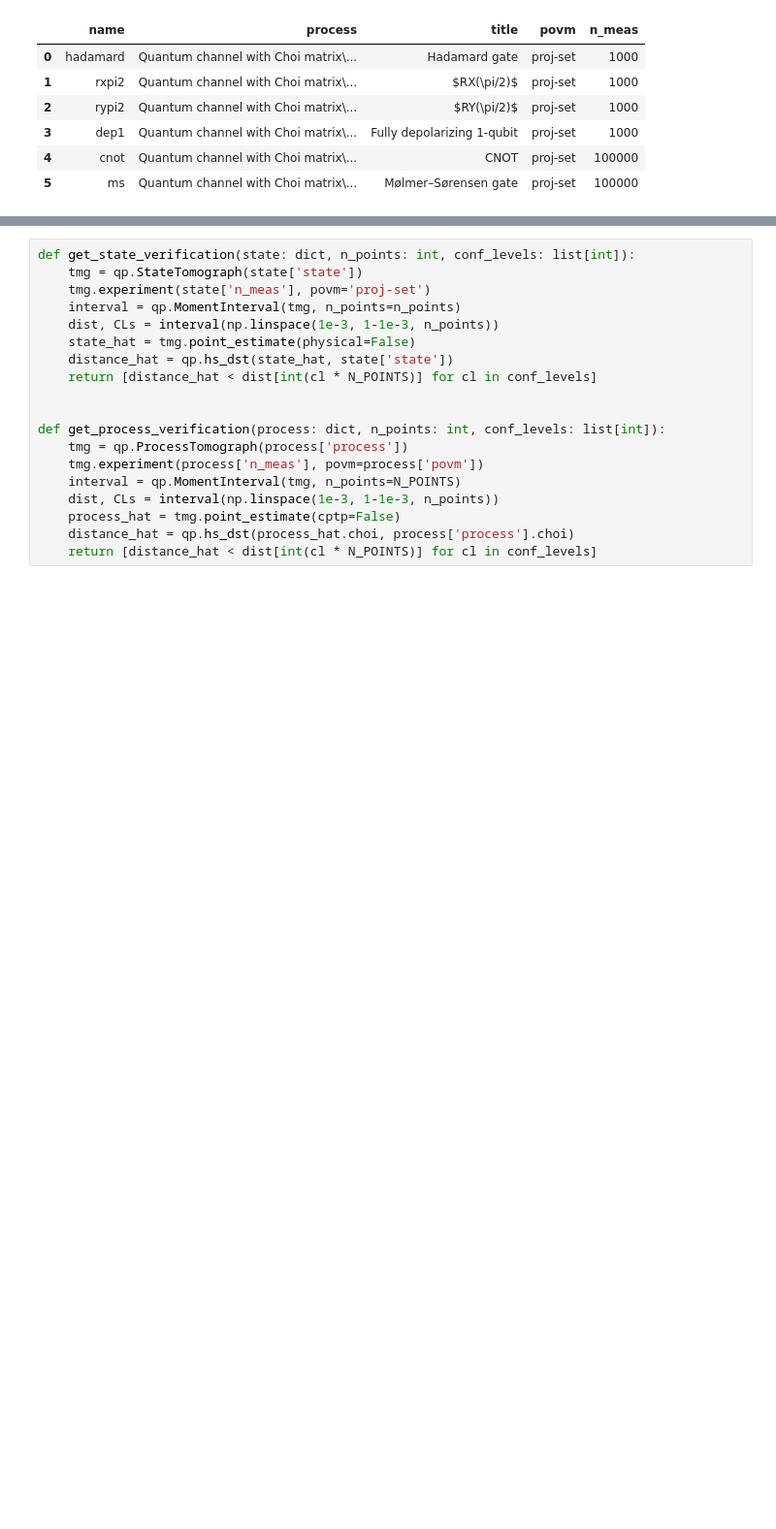
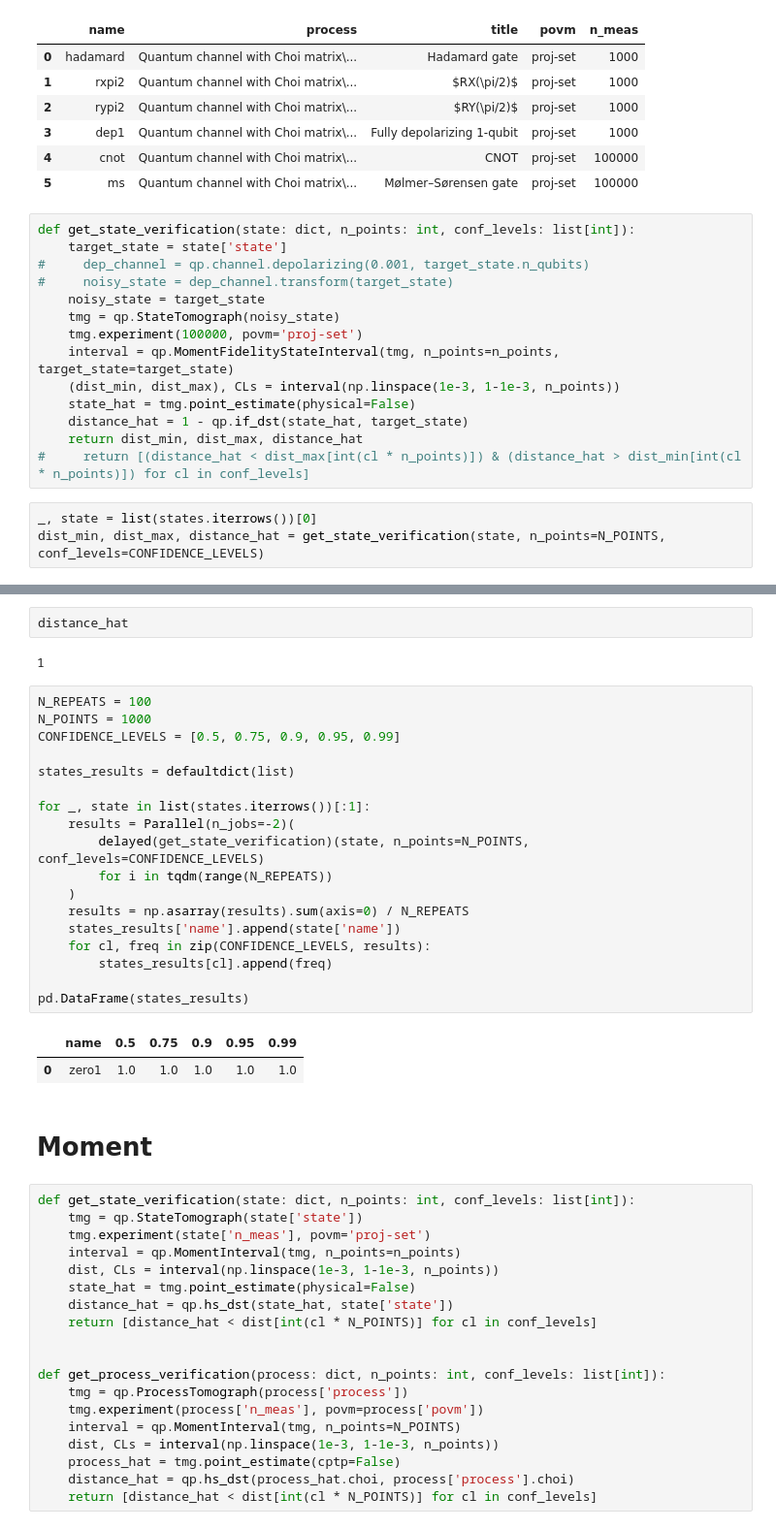
Before and after one commit to nordmtr/quantpy, a Jupyter notebook: notebooks/Verification.ipynb, the cells around one changed output, grey strips where cells are left out. Shown at 97% size. Cells and saved outputs as stored; diff of their text form; blank space fills up the shorter version.

```diff
--- a/notebooks/Verification.ipynb
+++ b/notebooks/Verification.ipynb
@@ -52,3 +58,20 @@ processes
 | 3 | dep1 | Quantum channel with Choi matrix\... | Fully depolarizing 1-qubit | proj-set | 1000 |
 | 4 | cnot | Quantum channel with Choi matrix\... | CNOT | proj-set | 100000 |
 | 5 | ms | Quantum channel with Choi matrix\... | Mølmer–Sørensen gate | proj-set | 100000 |
+# %%
+def get_state_verification(state: dict, n_points: int, conf_levels: list[int]):
+    target_state = state['state']
+#     dep_channel = qp.channel.depolarizing(0.001, target_state.n_qubits)
+#     noisy_state = dep_channel.transform(target_state)
+    noisy_state = target_state
+    tmg = qp.StateTomograph(noisy_state)
+    tmg.experiment(100000, povm='proj-set')
+    interval = qp.MomentFidelityStateInterval(tmg, n_points=n_points, target_state=target_state)
+    (dist_min, dist_max), CLs = interval(np.linspace(1e-3, 1-1e-3, n_points))
+    state_hat = tmg.point_estimate(physical=False)
+    distance_hat = 1 - qp.if_dst(state_hat, target_state)
+    return dist_min, dist_max, distance_hat
+#     return [(distance_hat < dist_max[int(cl * n_points)]) & (distance_hat > dist_min[int(cl * n_points)]) for cl in conf_levels]
+# %%
+_, state = list(states.iterrows())[0]
+dist_min, dist_max, distance_hat = get_state_verification(state, n_points=N_POINTS, conf_levels=CONFIDENCE_LEVELS)
@@ -55,3 +118,30 @@ processes
+# %%
+distance_hat
+# %% [output]
+1
+# %%
+N_REPEATS = 100
+N_POINTS = 1000
+CONFIDENCE_LEVELS = [0.5, 0.75, 0.9, 0.95, 0.99]
+
+states_results = defaultdict(list)
+
+for _, state in list(states.iterrows())[:1]:
+    results = Parallel(n_jobs=-2)(
+        delayed(get_state_verification)(state, n_points=N_POINTS, conf_levels=CONFIDENCE_LEVELS)
+        for i in tqdm(range(N_REPEATS))
+    )
+    results = np.asarray(results).sum(axis=0) / N_REPEATS
+    states_results['name'].append(state['name'])
+    for cl, freq in zip(CONFIDENCE_LEVELS, results):
+        states_results[cl].append(freq)
+
+pd.DataFrame(states_results)
+# %% [output]
+|  | name | 0.5 | 0.75 | 0.9 | 0.95 | 0.99 |
+| 0 | zero1 | 1.0 | 1.0 | 1.0 | 1.0 | 1.0 |
+# %% [markdown]
+# Moment
 # %%
 def get_state_verification(state: dict, n_points: int, conf_levels: list[int]):
     tmg = qp.StateTomograph(state['state'])
```
Also changed, not shown: parts of 4 cells of this notebook, 26 other files.
